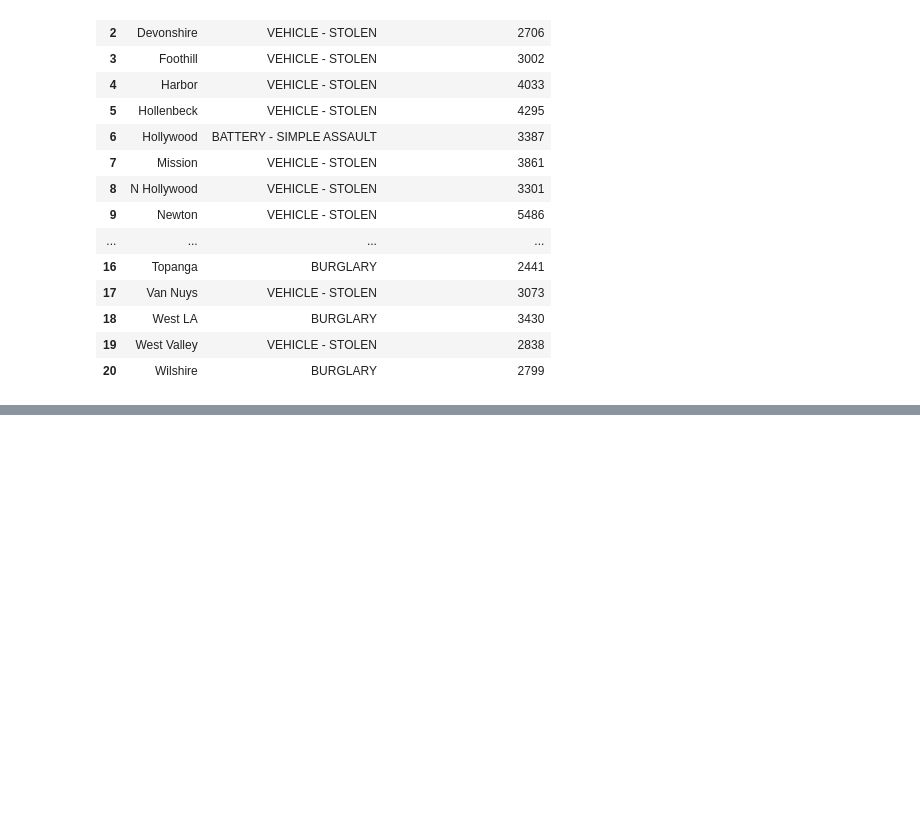
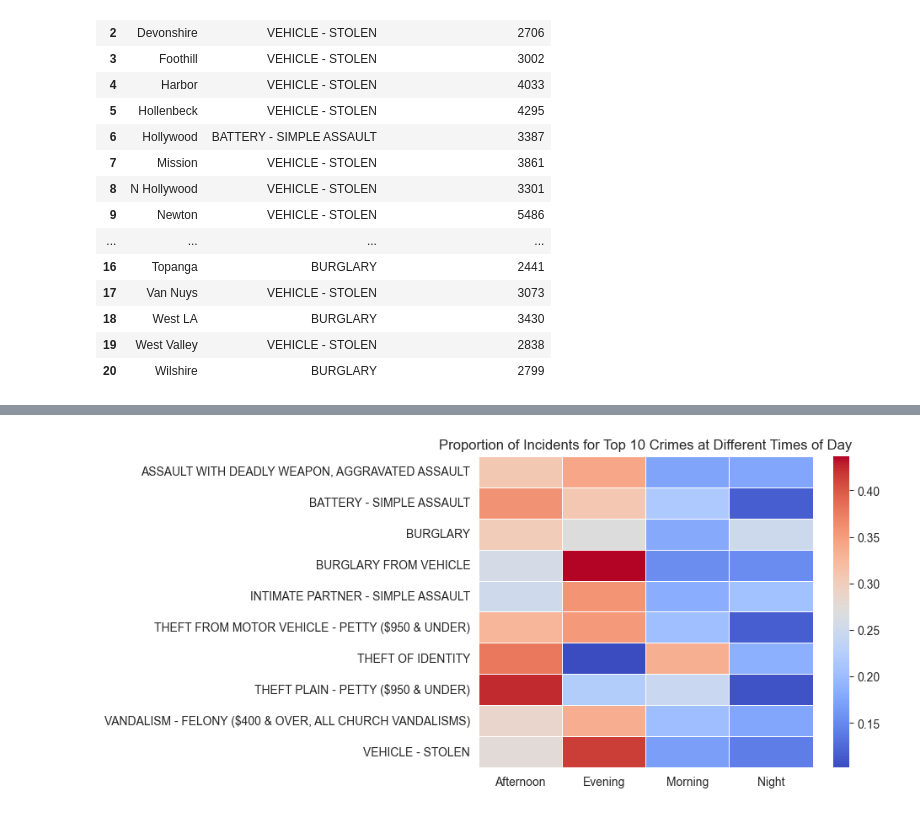
Before and after one commit to niranjanblank/LACrimeDataAnalysis, a Jupyter notebook: visualizations.ipynb, the cells around one changed output, grey strips where cells are left out. Drawn from its saved outputs; the diff is of its cells as text; code cells hidden in the pictures; blank space fills up the shorter version.

```diff
--- a/visualizations.ipynb
+++ b/visualizations.ipynb
@@ -63,0 +80,16 @@ df
+# %%
+sql_query = '''
+SELECT
+crm_cd_desc,
+CASE
+	WHEN EXTRACT(HOUR FROM time_occ) BETWEEN 0 AND 5 THEN 'Night'
+	WHEN EXTRACT(HOUR FROM time_occ) BETWEEN 6 AND 11 THEN 'Morning'
+	WHEN EXTRACT(HOUR FROM time_occ) BETWEEN 12 AND 17 THEN 'Afternoon'
+	ELSE 'Evening'
+END as time_period,
+count(*) as crime_count
+from la_crime
+group by crm_cd_desc, time_period
+order by crm_cd_desc, crime_count desc;
+'''
+df = pd.read_sql_query(sql_query, conn)
@@ -63,0 +112,26 @@ df
+# %%
+
+# Calculate total incidents for each crime
+df['Total'] = df.groupby('crm_cd_desc')['crime_count'].transform('sum')
+
+# Find the top 10 crimes
+top_10_crimes = df.groupby('crm_cd_desc')['Total'].mean().nlargest(10).index
+
+# Filter your dataframe to only include these top 10 crimes, and explicitly create a copy
+df_top_10 = df[df['crm_cd_desc'].isin(top_10_crimes)].copy()
+
+# Calculate the proportion of incidents for each time of day and crime type
+df_top_10['Proportion'] = df_top_10['crime_count'] / df_top_10['Total']
+
+# Pivot the dataframe to get it in the right format for a heatmap
+pivot_top_10 = df_top_10.pivot_table(values='Proportion', index='crm_cd_desc', columns='time_period')
+
+# Plot a heatmap
+plt.figure()
+sns.heatmap(pivot_top_10, cmap='coolwarm', linewidths=0.5)
+plt.xlabel("")
+plt.ylabel("")
+plt.title('Proportion of Incidents for Top 10 Crimes at Different Times of Day')
+plt.show()
+# %% [output]
+[figure, added]
```
Also changed, not shown: parts of 4 cells of this notebook.
